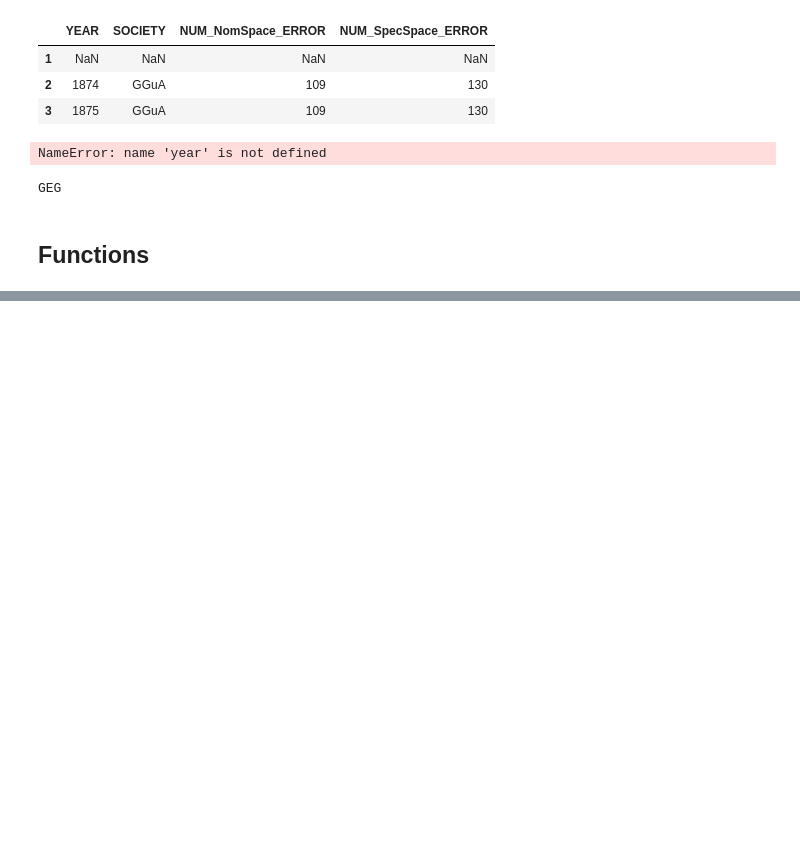
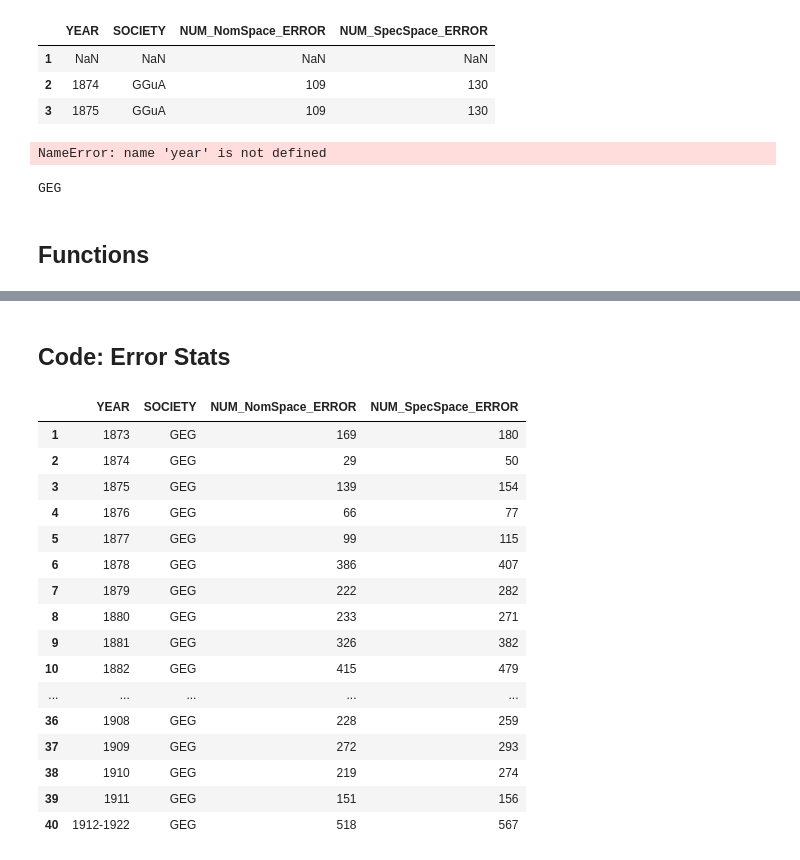
Before and after one commit to LeimLarissa/Baltic-German-Intelligentsia, a Jupyter notebook: G1T1CleaningOCRErrors.ipynb, the cells around one changed output, grey strips where cells are left out. Cells and saved outputs as stored; diff of their text form; code cells hidden in the pictures; blank space fills up the shorter version.

```diff
--- a/G1T1CleaningOCRErrors.ipynb
+++ b/G1T1CleaningOCRErrors.ipynb
@@ -150,15 +128,0 @@ with open("Sources/GEG/GEGDirectory.txt", "r") as fp:
-# %%
-i = 0
-for e in ov_md:
-    year = ov_md[i][0]
-    society = ov_md[i][1]
-    sourcedir = 'Sources/' + society + '/' + year + '_' + society + '_SB.txt'
-
-    new_row_df = pd.DataFrame(add_Space_E_Stats(year, society, sourcedir),
-                          index = [len(df.values)+1],
-                          columns = ['YEAR', 'SOCIETY', 'NUM_NomSpace_ERROR', 'NUM_SpecSpace_ERROR'])
-    df = pd.concat([df, new_row_df])
-    i += 1
-
-df.drop([1])
-df
@@ -182,0 +129,59 @@ df
+# %% [markdown]
+## Code: Error Stats
+# %%
+df_GEG = pd.DataFrame()                                                                                         #Without this it gives me an error that df is not defined in index section
+df_GEG = pd.DataFrame(index = [len(df_GEG.values)],                                                             #index should count up from 1 to the number of values currently in df
+                  columns = ['YEAR', 'SOCIETY', 'NUM_NomSpace_ERROR', 'NUM_SpecSpace_ERROR'])                   #I define the column names
+
+#df_GEG                                                                                                         #I get a blank row index 0 that I will drop later on
+
+
+
+
+ov_md = []                                                                           #An empty list for the overall metadata of my directory
+
+with open("Sources/GEG/GEGDirectory.txt", "r") as fp:                                #I open I simple .txt file with the names of all files in the folder (created with Git Bash: ls > "file_name.txt" + nano to remove the last line)
+    ov_files = fp.readlines()                                                        #I read all lines in a list
+
+
+    for line in ov_files:                                                            #I go through each line/filename in my list
+        md = line.split('_')                                                         #I split the filename by "_" to get the year and the name of the society in one list
+        ov_md.append(md)                                                             #I add these lists to the overall metadata list
+
+#print(ov_md)
+
+
+
+
+i = 0                                                                                                        #An iterator needed to go through the nested list
+for e in ov_md:                                                                                              #I go through each element in the nested list
+    year = ov_md[i][0]                                                                                       #I extract the year from the first iteration of every elemented counted by i
+    society = ov_md[i][1]                                                                                    #I extract the society name from the second iteration of every elemented counted by i
+    sourcedir = 'Sources/' + society + '/' + year + '_' + society + '_SB.txt'                                #I give the source directory needed for the add Function
+
+    new_row_df = pd.DataFrame(add_Space_E_Stats(year, society, sourcedir),                                   #I create a Dataframe for my new row with the data from the add-function
+                          index = [len(df_GEG.values)],                                                      #and the same index and columns as the empty DataFrame
+                          columns = ['YEAR', 'SOCIETY', 'NUM_NomSpace_ERROR', 'NUM_SpecSpace_ERROR'])
+    df_GEG = pd.concat([df_GEG, new_row_df])                                                                 #I combine the empty DataFrame with the new row Data Frame effectively adding each row.
+    i += 1
+
+df_GEG = df_GEG.drop([0])                                                                                     #I remove index 0
+df_GEG
+# %% [output]
+|  | YEAR | SOCIETY | NUM_NomSpace_ERROR | NUM_SpecSpace_ERROR |
+| 1 | 1873 | GEG | 169 | 180 |
+| 2 | 1874 | GEG | 29 | 50 |
+| 3 | 1875 | GEG | 139 | 154 |
+| 4 | 1876 | GEG | 66 | 77 |
+| 5 | 1877 | GEG | 99 | 115 |
+| 6 | 1878 | GEG | 386 | 407 |
+| 7 | 1879 | GEG | 222 | 282 |
+| 8 | 1880 | GEG | 233 | 271 |
+| 9 | 1881 | GEG | 326 | 382 |
+| 10 | 1882 | GEG | 415 | 479 |
+| ... | ... | ... | ... | ... |
+| 36 | 1908 | GEG | 228 | 259 |
+| 37 | 1909 | GEG | 272 | 293 |
+| 38 | 1910 | GEG | 219 | 274 |
+| 39 | 1911 | GEG | 151 | 156 |
+| 40 | 1912-1922 | GEG | 518 | 567 |
```
Also changed, not shown: parts of 13 cells of this notebook, 3 other files.
